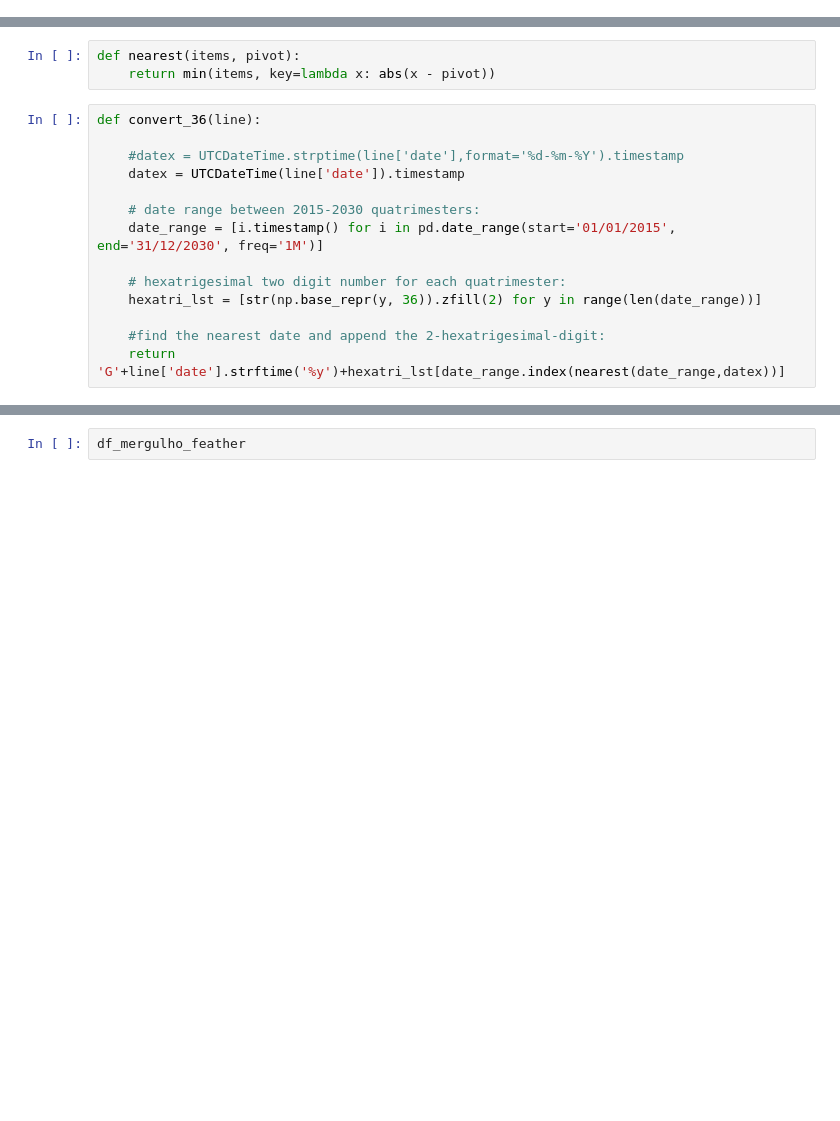
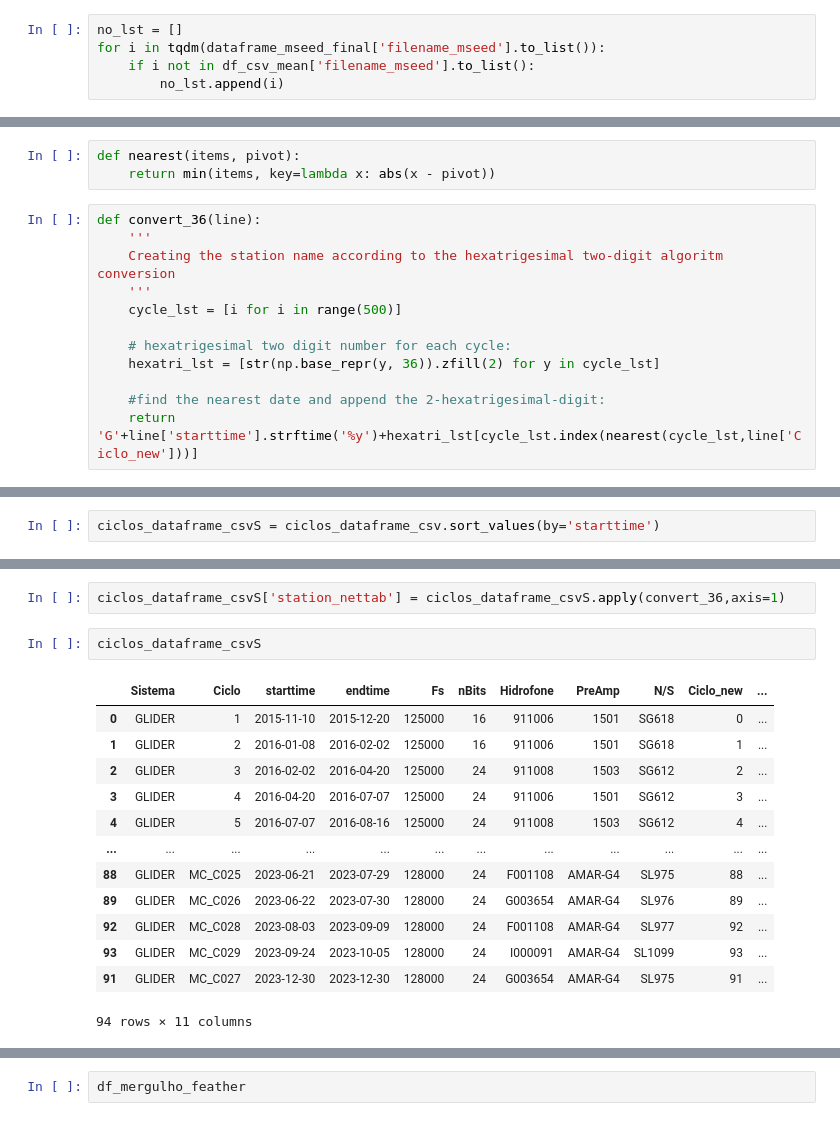
Before and after one commit to dIOGOLOC/marefone, a Jupyter notebook: diverse_tools/Tutorial/Renaming_file_per_dive/Tutorial_data_location_interpolation_dive.ipynb, the cells around one changed output, grey strips where cells are left out. Drawn from its saved outputs; the diff is of its cells as text; blank space fills up the shorter version.

```diff
--- a/diverse_tools/Tutorial/Renaming_file_per_dive/Tutorial_data_location_interpolation_dive.ipynb
+++ b/diverse_tools/Tutorial/Renaming_file_per_dive/Tutorial_data_location_interpolation_dive.ipynb
@@ -357,2 +309,7 @@ df_mergulho_feather
+# %%
+no_lst = []
+for i in tqdm(dataframe_mseed_final['filename_mseed'].to_list()):
+    if i not in df_csv_mean['filename_mseed'].to_list():
+        no_lst.append(i)
 # %% [markdown]
 # Buscando o nome dos gliders no dataframe das campanhas:
@@ -365,15 +334,13 @@ def nearest(items, pivot):
     return min(items, key=lambda x: abs(x - pivot))
 # %%
 def convert_36(line):
+    '''
+    Creating the station name according to the hexatrigesimal two-digit algoritm conversion
+    '''
+    cycle_lst = [i for i in range(500)]
 
-    #datex = UTCDateTime.strptime(line['date'],format='%d-%m-%Y').timestamp
-    datex = UTCDateTime(line['date']).timestamp
-
-    # date range between 2015-2030 quatrimesters:
-    date_range = [i.timestamp() for i in pd.date_range(start='01/01/2015', end='31/12/2030', freq='1M')]
-
-    # hexatrigesimal two digit number for each quatrimester:
-    hexatri_lst = [str(np.base_repr(y, 36)).zfill(2) for y in range(len(date_range))]
+    # hexatrigesimal two digit number for each cycle:
+    hexatri_lst = [str(np.base_repr(y, 36)).zfill(2) for y in cycle_lst]
 
     #find the nearest date and append the 2-hexatrigesimal-digit:
-    return 'G'+line['date'].strftime('%y')+hexatri_lst[date_range.index(nearest(date_range,datex))]
+    return 'G'+line['starttime'].strftime('%y')+hexatri_lst[cycle_lst.index(nearest(cycle_lst,line['Ciclo_new']))]
@@ -397,0 +347,2 @@ df_mergulho_feather
+# %%
+ciclos_dataframe_csvS = ciclos_dataframe_csv.sort_values(by='starttime')
@@ -397,0 +365,18 @@ df_mergulho_feather
+# %%
+ciclos_dataframe_csvS['station_nettab'] = ciclos_dataframe_csvS.apply(convert_36,axis=1)
+# %%
+ciclos_dataframe_csvS
+# %% [output]
+|  | Sistema | Ciclo | starttime | endtime | Fs | nBits | Hidrofone | PreAmp | N/S | Ciclo_new | ... |
+| 0 | GLIDER | 1 | 2015-11-10 | 2015-12-20 | 125000 | 16 | 911006 | 1501 | SG618 | 0 | ... |
+| 1 | GLIDER | 2 | 2016-01-08 | 2016-02-02 | 125000 | 16 | 911006 | 1501 | SG618 | 1 | ... |
+| 2 | GLIDER | 3 | 2016-02-02 | 2016-04-20 | 125000 | 24 | 911008 | 1503 | SG612 | 2 | ... |
+| 3 | GLIDER | 4 | 2016-04-20 | 2016-07-07 | 125000 | 24 | 911006 | 1501 | SG612 | 3 | ... |
+| 4 | GLIDER | 5 | 2016-07-07 | 2016-08-16 | 125000 | 24 | 911008 | 1503 | SG612 | 4 | ... |
+| ... | ... | ... | ... | ... | ... | ... | ... | ... | ... | ... | ... |
+| 88 | GLIDER | MC_C025 | 2023-06-21 | 2023-07-29 | 128000 | 24 | F001108 | AMAR-G4 | SL975 | 88 | ... |
+| 89 | GLIDER | MC_C026 | 2023-06-22 | 2023-07-30 | 128000 | 24 | G003654 | AMAR-G4 | SL976 | 89 | ... |
+| 92 | GLIDER | MC_C028 | 2023-08-03 | 2023-09-09 | 128000 | 24 | F001108 | AMAR-G4 | SL977 | 92 | ... |
+| 93 | GLIDER | MC_C029 | 2023-09-24 | 2023-10-05 | 128000 | 24 | I000091 | AMAR-G4 | SL1099 | 93 | ... |
+| 91 | GLIDER | MC_C027 | 2023-12-30 | 2023-12-30 | 128000 | 24 | G003654 | AMAR-G4 | SL975 | 91 | ... |
+94 rows × 11 columns
```
Also changed, not shown: parts of 24 cells of this notebook.
